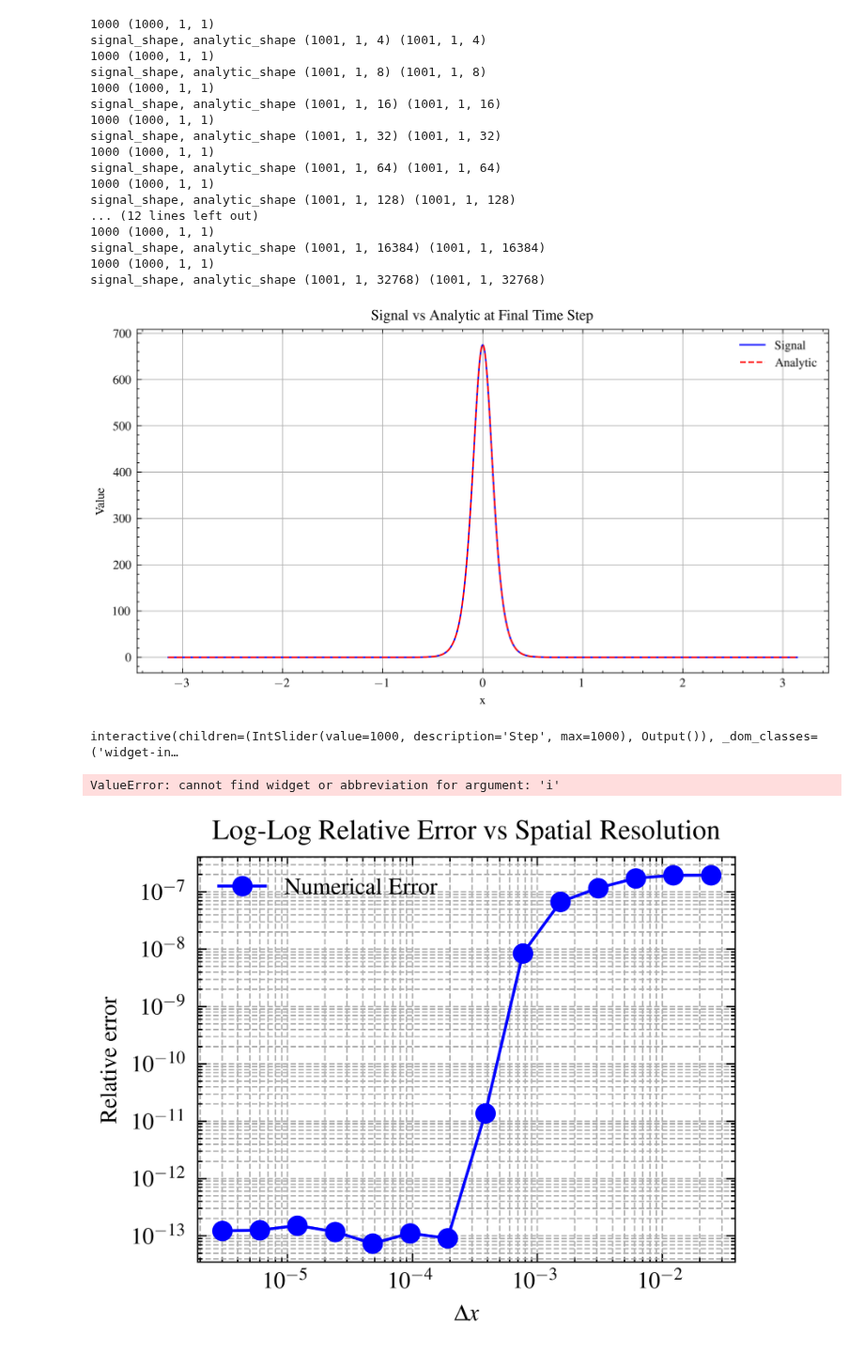
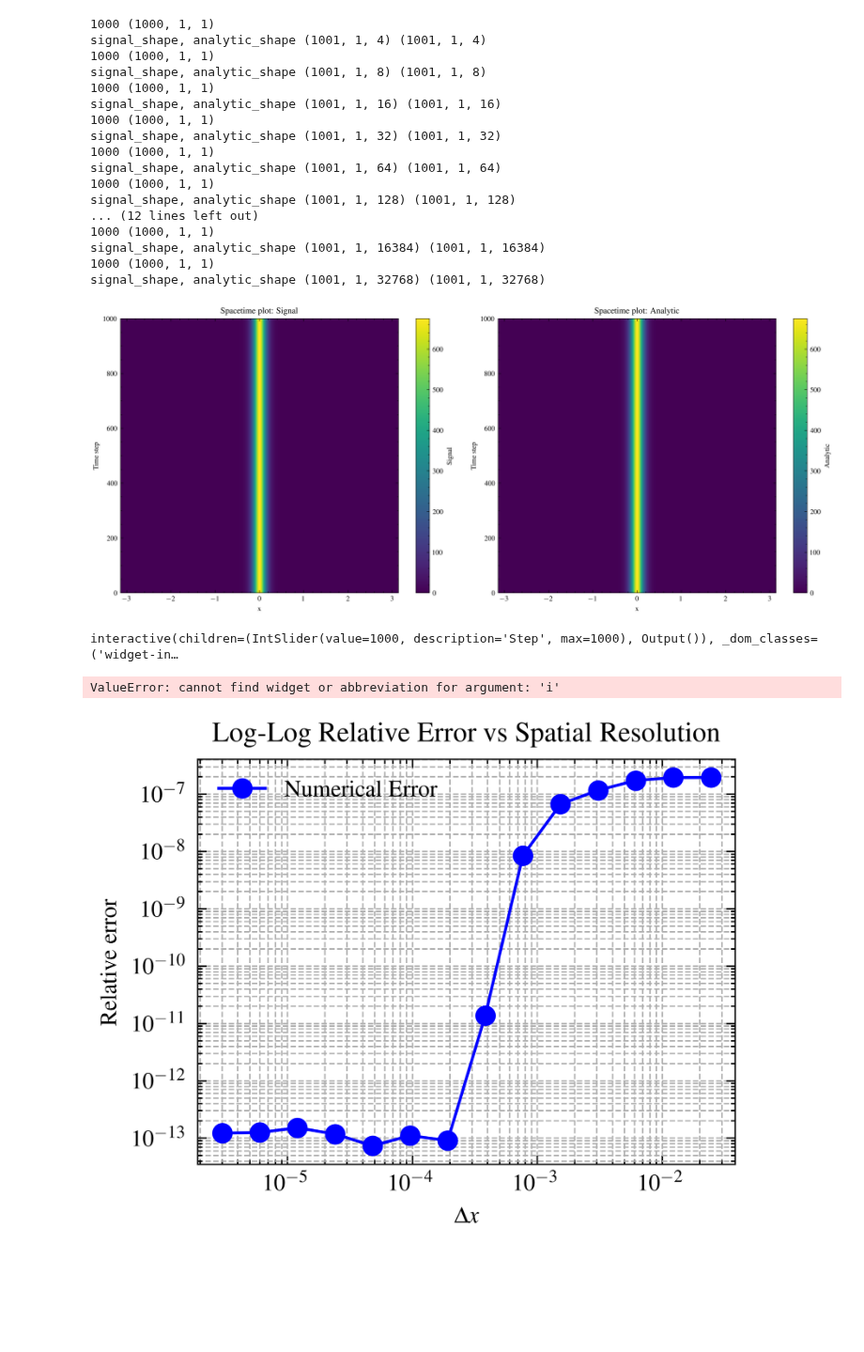
Before and after one commit to jameswoodfield/Particle_Filter, a Jupyter notebook: examples/Example_5_KDV_SpatialConvergence.ipynb, the cells around one changed output. Shown at 94% size. Cells and saved outputs as stored; diff of their text form; code cells hidden in the pictures; blank space fills up the shorter version.

```diff
--- a/examples/Example_5_KDV_SpatialConvergence.ipynb
+++ b/examples/Example_5_KDV_SpatialConvergence.ipynb
@@ -246,19 +235,41 @@ signal_shape, analytic_shape (1001, 1, 128) (1001, 1, 128)
 signal_shape, analytic_shape (1001, 1, 16384) (1001, 1, 16384)
 1000 (1000, 1, 1)
 signal_shape, analytic_shape (1001, 1, 32768) (1001, 1, 32768)
+# %%
+plt.figure(figsize=(12, 5))
+plt.subplot(1, 2, 1)
+plt.imshow(signal[:, 0, :], aspect='auto', extent=[x[0], x[-1], 0, nt], origin='lower', cmap='viridis')
+plt.colorbar(label='Signal')
+plt.xlabel('x')
+plt.ylabel('Time step')
+plt.title('Spacetime plot: Signal')
+
+plt.subplot(1, 2, 2)
+plt.imshow(analytic[:, 0, :], aspect='auto', extent=[x[0], x[-1], 0, nt], origin='lower', cmap='viridis')
+plt.colorbar(label='Analytic')
+plt.xlabel('x')
+plt.ylabel('Time step')
+plt.title('Spacetime plot: Analytic')
+
+plt.tight_layout()
+plt.show()
+# %% [output]
+[figure, added]
 # %%
 import ipywidgets as widgets
 
-plt.figure(figsize=(8, 4))
-plt.plot(x, signal[-1, 0, :], label='Signal', color='b')
-plt.plot(x, analytic[-1, 0, :], label='Analytic', color='r', linestyle='--')
-plt.xlabel('x')
-plt.ylabel('Value')
-plt.title('Signal vs Analytic at Final Time Step')
-plt.legend()
-plt.grid(True)
-plt.show()
-
+@widgets.interact(i=widgets.IntSlider(min=0, max=signal.shape[0]-1, step=1, value=signal.shape[0]-1, description='Step'))
+def plot_signal_vs_analytic(i):
+    plt.figure(figsize=(8, 4))
+    plt.plot(x, signal[i, 0, :], label='Signal', color='b')
+    plt.plot(x, analytic[i, 0, :], label='Analytic', color='r', linestyle='--')
+    plt.xlabel('x')
+    plt.ylabel('Value')
+    plt.title(f'Signal vs Analytic at Step {i}')
+    plt.legend()
+    plt.grid(True)
+    plt.show()
+interact(plot_signal_vs_analytic)
 
 @widgets.interact(i=widgets.IntSlider(min=0, max=signal.shape[0]-1, step=1, value=signal.shape[0]-1, description='Step'))
 def plot_difference(i):
@@ -272,7 +283,6 @@ def plot_difference(i):
 
 interact(plot_difference)
 # %% [output]
-[figure, removed]
 interactive(children=(IntSlider(value=1000, description='Step', max=1000), Output()), _dom_classes=('widget-in…
 ValueError: cannot find widget or abbreviation for argument: 'i'
 # %%
```
Also changed, not shown: parts of 2 cells of this notebook, 19 other files.
